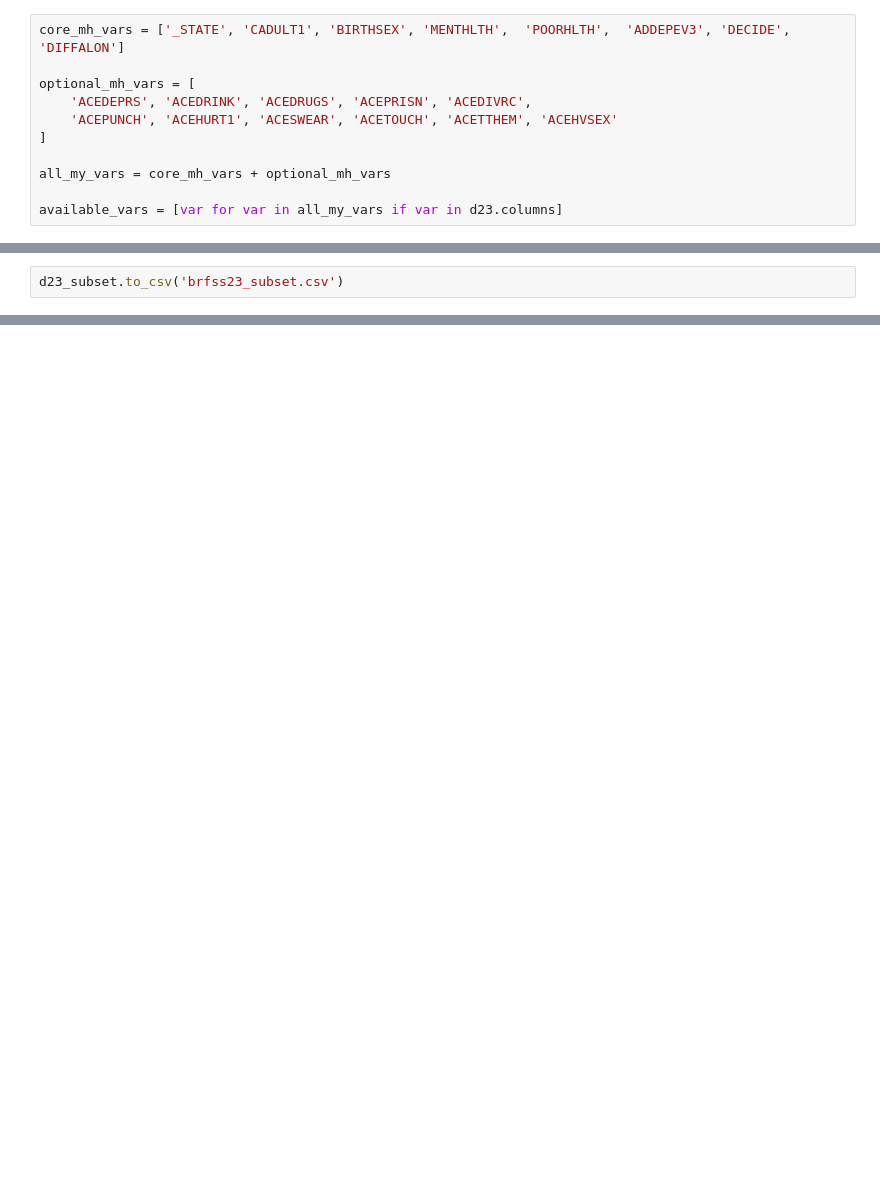
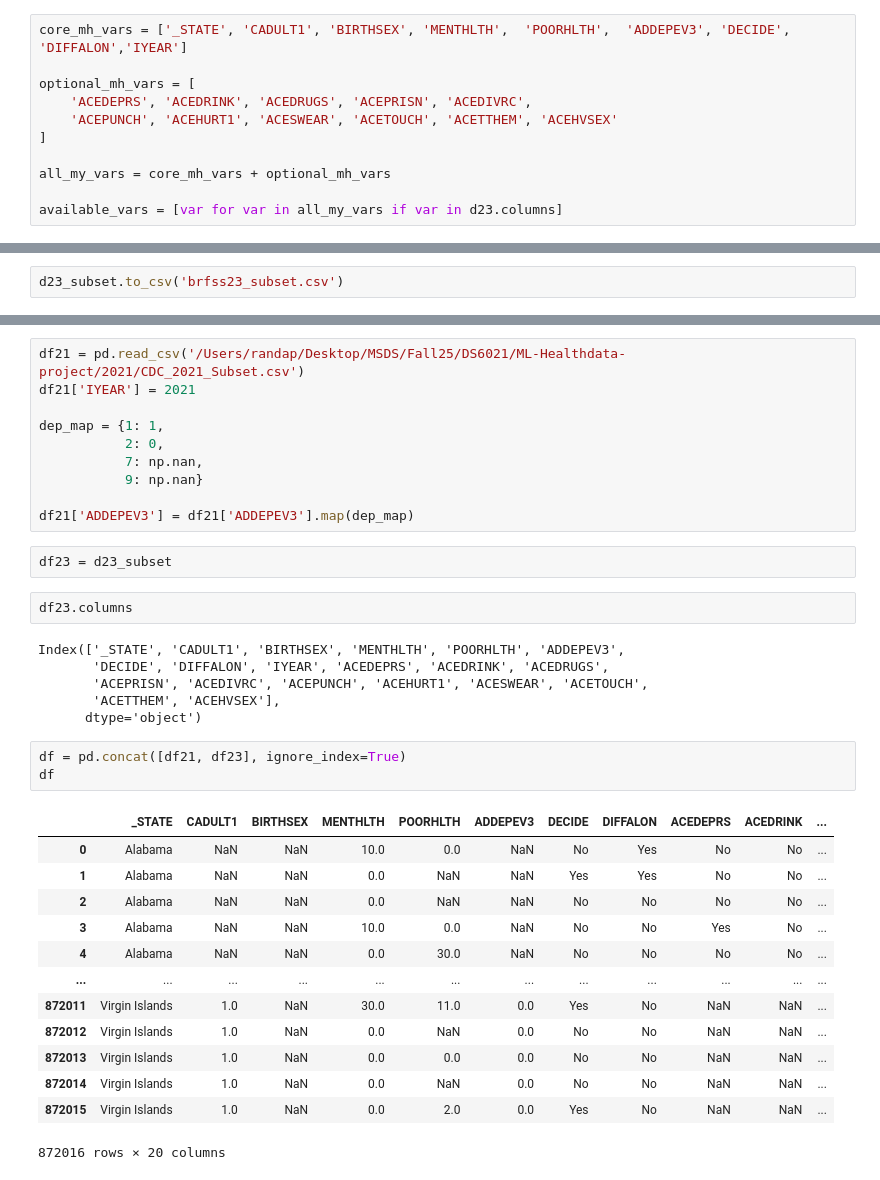
Before and after one commit to alojessica/ML-Healthdata-project, a Jupyter notebook: 2023/project_data.ipynb, the cells around one changed output, grey strips where cells are left out. Drawn from its saved outputs; the diff is of its cells as text; blank space fills up the shorter version.

```diff
--- a/2023/project_data.ipynb
+++ b/2023/project_data.ipynb
@@ -30,7 +30,7 @@ Columns: 350 entries, _STATE to _DRNKDRV
 dtypes: float64(345), object(5)
 memory usage: 1.1+ GB
 # %%
-core_mh_vars = ['_STATE', 'CADULT1', 'BIRTHSEX', 'MENTHLTH',  'POORHLTH',  'ADDEPEV3', 'DECIDE', 'DIFFALON']
+core_mh_vars = ['_STATE', 'CADULT1', 'BIRTHSEX', 'MENTHLTH',  'POORHLTH',  'ADDEPEV3', 'DECIDE', 'DIFFALON','IYEAR']
 
 optional_mh_vars = [
     'ACEDEPRS', 'ACEDRINK', 'ACEDRUGS', 'ACEPRISN', 'ACEDIVRC',
@@ -89,0 +277,37 @@ d23_subset.to_csv('brfss23_subset.csv')
+# %%
+df21 = pd.read_csv('/Users/randap/Desktop/MSDS/Fall25/DS6021/ML-Healthdata-project/2021/CDC_2021_Subset.csv')
+df21['IYEAR'] = 2021
+
+dep_map = {1: 1,
+           2: 0,
+           7: np.nan,
+           9: np.nan}
+
+df21['ADDEPEV3'] = df21['ADDEPEV3'].map(dep_map)
+# %%
+df23 = d23_subset
+# %%
+df23.columns
+# %% [output]
+Index(['_STATE', 'CADULT1', 'BIRTHSEX', 'MENTHLTH', 'POORHLTH', 'ADDEPEV3',
+       'DECIDE', 'DIFFALON', 'IYEAR', 'ACEDEPRS', 'ACEDRINK', 'ACEDRUGS',
+       'ACEPRISN', 'ACEDIVRC', 'ACEPUNCH', 'ACEHURT1', 'ACESWEAR', 'ACETOUCH',
+       'ACETTHEM', 'ACEHVSEX'],
+      dtype='object')
+# %%
+df = pd.concat([df21, df23], ignore_index=True)
+df
+# %% [output]
+|  | _STATE | CADULT1 | BIRTHSEX | MENTHLTH | POORHLTH | ADDEPEV3 | DECIDE | DIFFALON | ACEDEPRS | ACEDRINK | ... |
+| 0 | Alabama | NaN | NaN | 10.0 | 0.0 | NaN | No | Yes | No | No | ... |
+| 1 | Alabama | NaN | NaN | 0.0 | NaN | NaN | Yes | Yes | No | No | ... |
+| 2 | Alabama | NaN | NaN | 0.0 | NaN | NaN | No | No | No | No | ... |
+| 3 | Alabama | NaN | NaN | 10.0 | 0.0 | NaN | No | No | Yes | No | ... |
+| 4 | Alabama | NaN | NaN | 0.0 | 30.0 | NaN | No | No | No | No | ... |
+| ... | ... | ... | ... | ... | ... | ... | ... | ... | ... | ... | ... |
+| 872011 | Virgin Islands | 1.0 | NaN | 30.0 | 11.0 | 0.0 | Yes | No | NaN | NaN | ... |
+| 872012 | Virgin Islands | 1.0 | NaN | 0.0 | NaN | 0.0 | No | No | NaN | NaN | ... |
+| 872013 | Virgin Islands | 1.0 | NaN | 0.0 | 0.0 | 0.0 | No | No | NaN | NaN | ... |
+| 872014 | Virgin Islands | 1.0 | NaN | 0.0 | NaN | 0.0 | No | No | NaN | NaN | ... |
+| 872015 | Virgin Islands | 1.0 | NaN | 0.0 | 2.0 | 0.0 | Yes | No | NaN | NaN | ... |
+872016 rows × 20 columns
```
Also changed, not shown: parts of 17 cells of this notebook.
